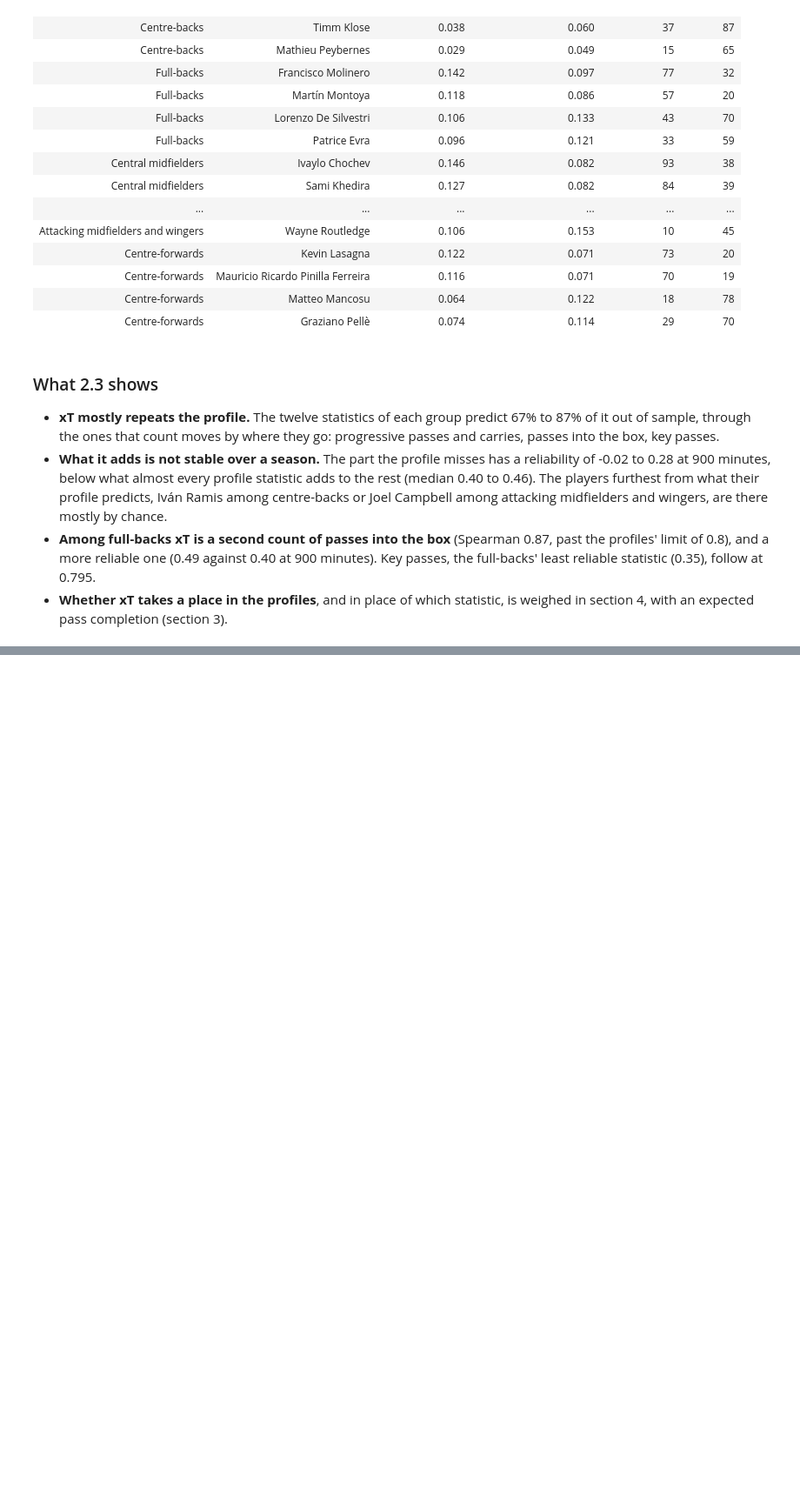
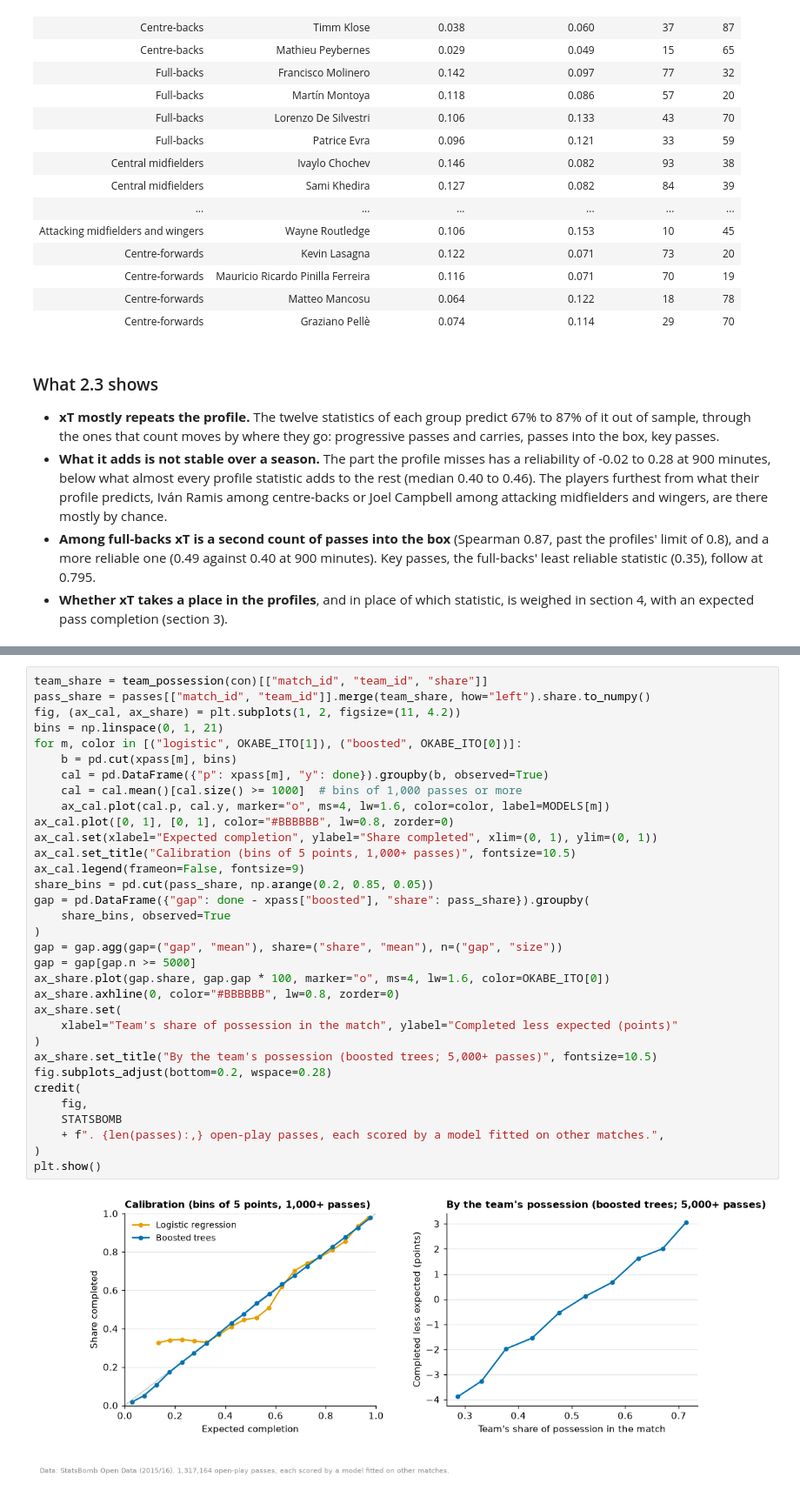
Before and after one commit to Fabiohhp/football-scouting, a Jupyter notebook: notebooks/03_possession_value.ipynb, the cells around one changed output, grey strips where cells are left out. Shown at 87% size. Saved outputs shown, nothing was run; the diff lists cells and outputs as text; blank space fills up the shorter version.

Commit message:
Possession value section 3: expected pass completion from boosted trees without end locations; completion above expected against completion as recorded

```diff
--- a/notebooks/03_possession_value.ipynb
+++ b/notebooks/03_possession_value.ipynb
@@ -1446,0 +1604,35 @@ The two players in each group furthest above and below the xT their profile pred
+# %%
+team_share = team_possession(con)[["match_id", "team_id", "share"]]
+pass_share = passes[["match_id", "team_id"]].merge(team_share, how="left").share.to_numpy()
+fig, (ax_cal, ax_share) = plt.subplots(1, 2, figsize=(11, 4.2))
+bins = np.linspace(0, 1, 21)
+for m, color in [("logistic", OKABE_ITO[1]), ("boosted", OKABE_ITO[0])]:
+    b = pd.cut(xpass[m], bins)
+    cal = pd.DataFrame({"p": xpass[m], "y": done}).groupby(b, observed=True)
+    cal = cal.mean()[cal.size() >= 1000]  # bins of 1,000 passes or more
+    ax_cal.plot(cal.p, cal.y, marker="o", ms=4, lw=1.6, color=color, label=MODELS[m])
+ax_cal.plot([0, 1], [0, 1], color="#BBBBBB", lw=0.8, zorder=0)
+ax_cal.set(xlabel="Expected completion", ylabel="Share completed", xlim=(0, 1), ylim=(0, 1))
+ax_cal.set_title("Calibration (bins of 5 points, 1,000+ passes)", fontsize=10.5)
+ax_cal.legend(frameon=False, fontsize=9)
+share_bins = pd.cut(pass_share, np.arange(0.2, 0.85, 0.05))
+gap = pd.DataFrame({"gap": done - xpass["boosted"], "share": pass_share}).groupby(
+    share_bins, observed=True
+)
+gap = gap.agg(gap=("gap", "mean"), share=("share", "mean"), n=("gap", "size"))
+gap = gap[gap.n >= 5000]
+ax_share.plot(gap.share, gap.gap * 100, marker="o", ms=4, lw=1.6, color=OKABE_ITO[0])
+ax_share.axhline(0, color="#BBBBBB", lw=0.8, zorder=0)
+ax_share.set(
+    xlabel="Team's share of possession in the match", ylabel="Completed less expected (points)"
+)
+ax_share.set_title("By the team's possession (boosted trees; 5,000+ passes)", fontsize=10.5)
+fig.subplots_adjust(bottom=0.2, wspace=0.28)
+credit(
+    fig,
+    STATSBOMB
+    + f". {len(passes):,} open-play passes, each scored by a model fitted on other matches.",
+)
+plt.show()
+# %% [output]
+[figure, added]
```
Also changed, not shown: parts of 13 cells of this notebook, 6 other files.
